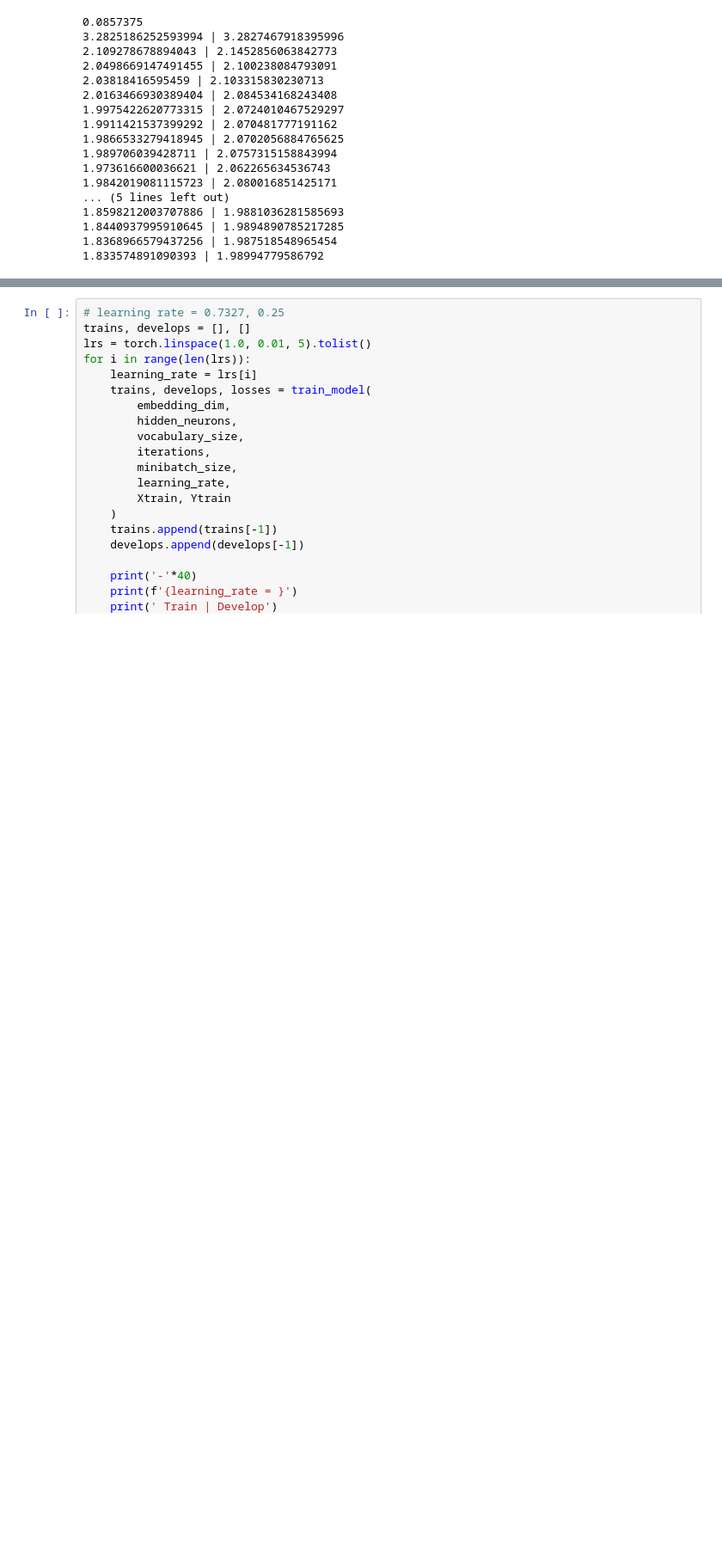
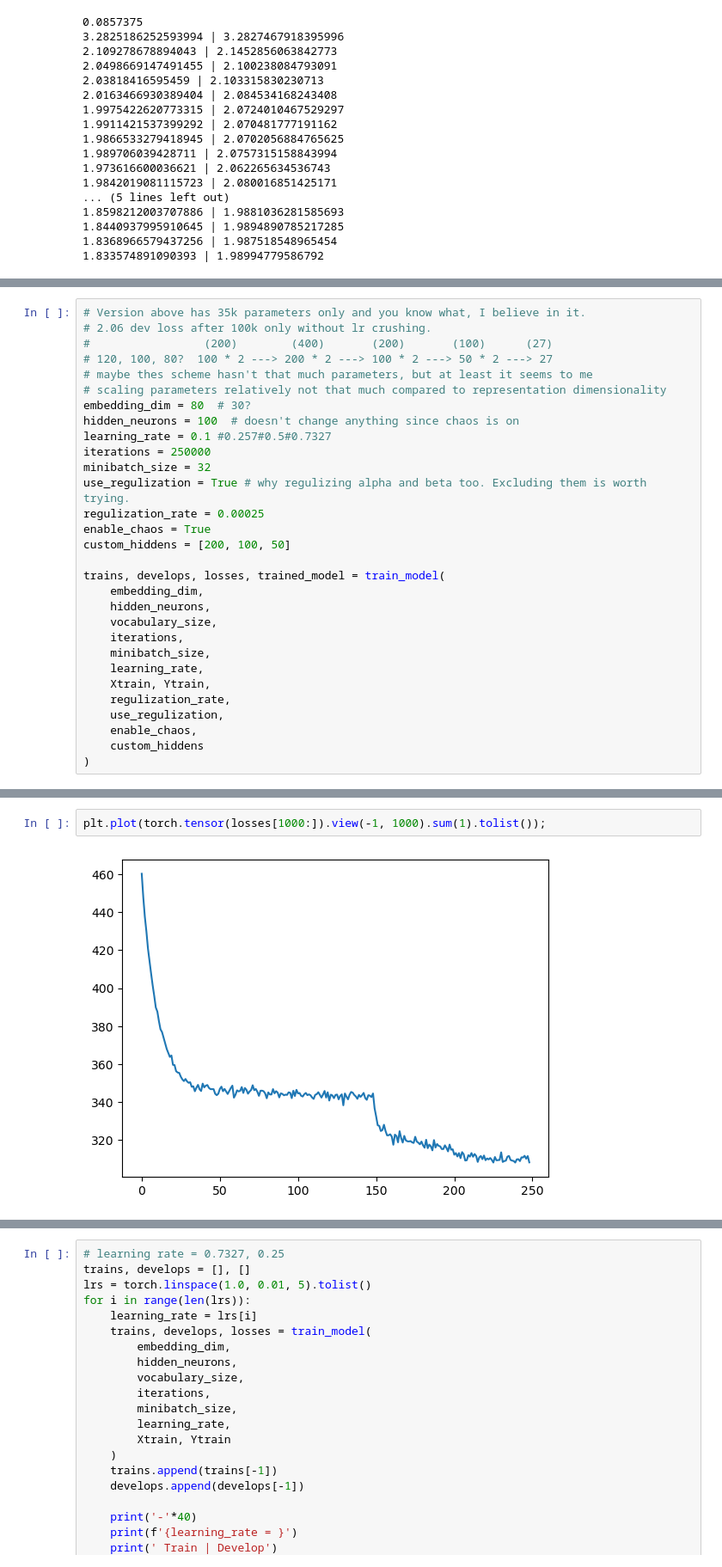
Before and after one commit to yarchickkk/makemore, a Jupyter notebook: wavenet.ipynb, the cells around one changed output, grey strips where cells are left out. Shown at 86% size. Drawn from its saved outputs; the diff is of its cells as text; blank space fills up the shorter version.

```diff
--- a/wavenet.ipynb
+++ b/wavenet.ipynb
@@ -555,0 +608,30 @@ trains, develops, losses = train_model(
+# %%
+# Version above has 35k parameters only and you know what, I believe in it.
+# 2.06 dev loss after 100k only without lr crushing.
+#                 (200)        (400)       (200)       (100)      (27)
+# 120, 100, 80?  100 * 2 ---> 200 * 2 ---> 100 * 2 ---> 50 * 2 ---> 27
+# maybe thes scheme hasn't that much parameters, but at least it seems to me
+# scaling parameters relatively not that much compared to representation dimensionality
+embedding_dim = 80  # 30?
+hidden_neurons = 100  # doesn't change anything since chaos is on
+learning_rate = 0.1 #0.257#0.5#0.7327
+iterations = 250000
+minibatch_size = 32
+use_regulization = True # why regulizing alpha and beta too. Excluding them is worth trying.
+regulization_rate = 0.00025
+enable_chaos = True
+custom_hiddens = [200, 100, 50]
+
+trains, develops, losses, trained_model = train_model(
+    embedding_dim,
+    hidden_neurons,
+    vocabulary_size,
+    iterations,
+    minibatch_size,
+    learning_rate,
+    Xtrain, Ytrain,
+    regulization_rate,
+    use_regulization,
+    enable_chaos,
+    custom_hiddens
+)
@@ -555,0 +656,4 @@ trains, develops, losses = train_model(
+# %%
+plt.plot(torch.tensor(losses[1000:]).view(-1, 1000).sum(1).tolist());
+# %% [output]
+[figure, added]
```
Also changed, not shown: parts of 8 cells of this notebook.
